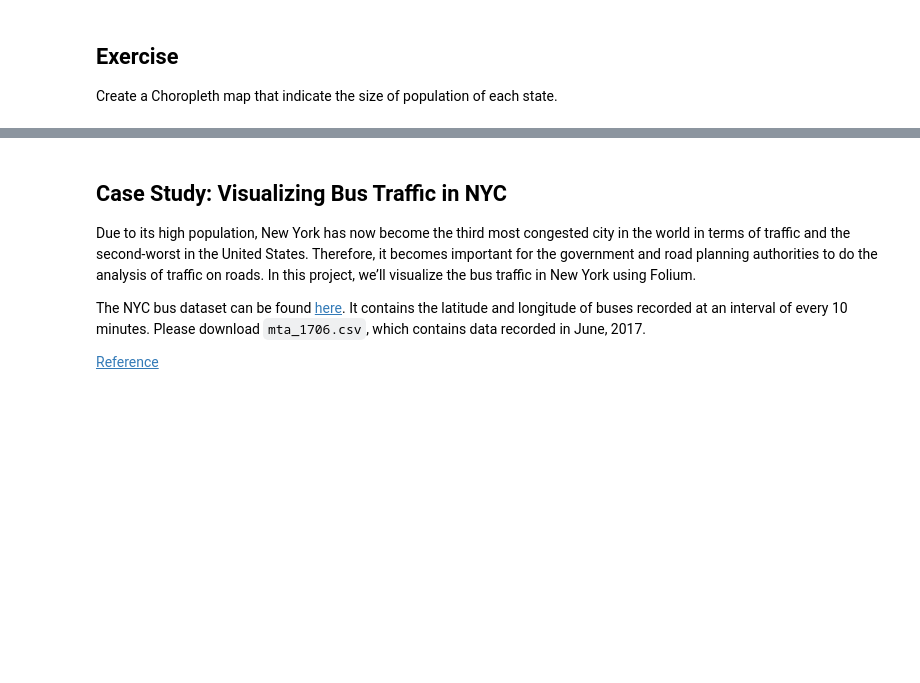
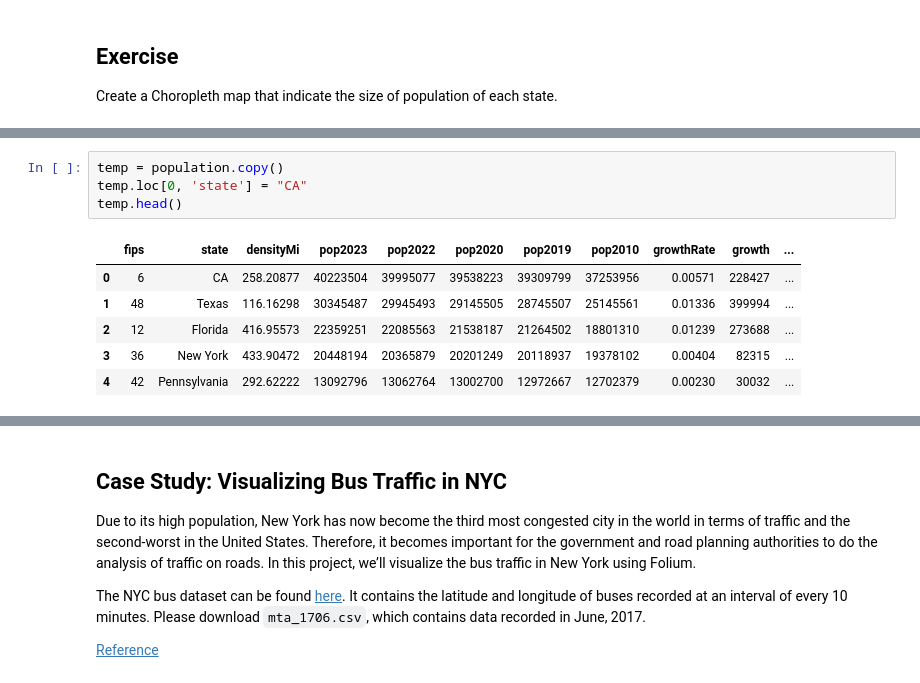
Before and after one commit to ch00226855/CMP464788Spring2023, a Jupyter notebook: Week08_GeospatialPlotting.ipynb, the cells around one changed output, grey strips where cells are left out. Saved outputs shown, nothing was run; the diff lists cells and outputs as text; blank space fills up the shorter version.

```diff
--- a/Week08_GeospatialPlotting.ipynb
+++ b/Week08_GeospatialPlotting.ipynb
@@ -175,0 +203,11 @@ Create a Choropleth map that indicate the size of population of each state.
+# %%
+temp = population.copy()
+temp.loc[0, 'state'] = "CA"
+temp.head()
+# %% [output]
+|  | fips | state | densityMi | pop2023 | pop2022 | pop2020 | pop2019 | pop2010 | growthRate | growth | ... |
+| 0 | 6 | CA | 258.20877 | 40223504 | 39995077 | 39538223 | 39309799 | 37253956 | 0.00571 | 228427 | ... |
+| 1 | 48 | Texas | 116.16298 | 30345487 | 29945493 | 29145505 | 28745507 | 25145561 | 0.01336 | 399994 | ... |
+| 2 | 12 | Florida | 416.95573 | 22359251 | 22085563 | 21538187 | 21264502 | 18801310 | 0.01239 | 273688 | ... |
+| 3 | 36 | New York | 433.90472 | 20448194 | 20365879 | 20201249 | 20118937 | 19378102 | 0.00404 | 82315 | ... |
+| 4 | 42 | Pennsylvania | 292.62222 | 13092796 | 13062764 | 13002700 | 12972667 | 12702379 | 0.00230 | 30032 | ... |
```
Also changed, not shown: parts of 26 cells of this notebook.
